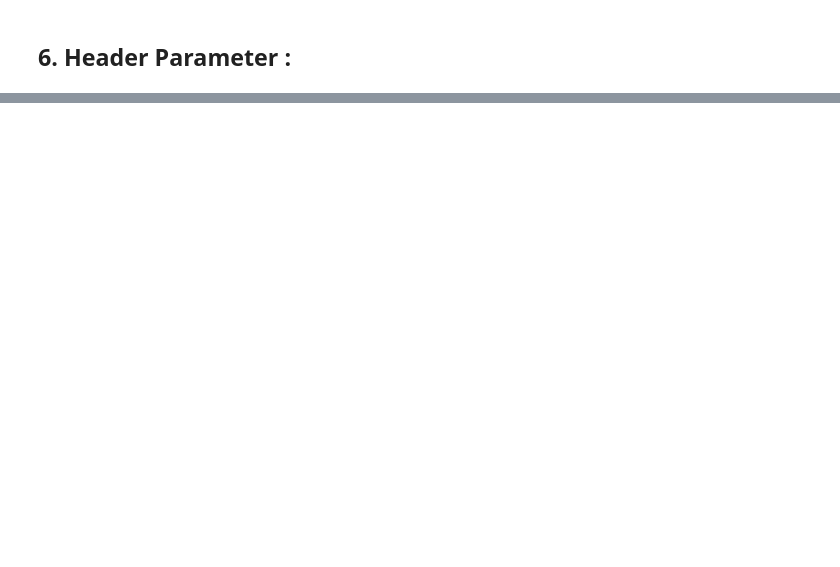
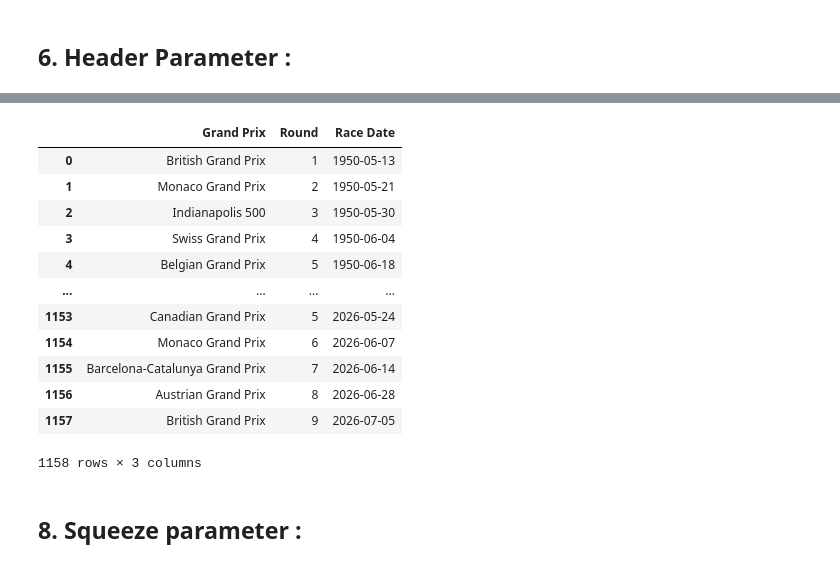
Before and after one commit to aayushmanz/Machine-Learning-with-Python, a Jupyter notebook: Data Gathering & File Handling/Read CSV File For ML.ipynb, the cells around one changed output, grey strips where cells are left out. Cells and saved outputs as stored; diff of their text form; code cells hidden in the pictures; blank space fills up the shorter version.

```diff
--- a/Data Gathering & File Handling/Read CSV File For ML.ipynb
+++ b/Data Gathering & File Handling/Read CSV File For ML.ipynb
@@ -154,0 +194,21 @@ pd.read_csv('/workspaces/Machine-Learning-with-Python/Data Gathering & File Hand
+# %%
+# iloc :
+
+df = pd.read_csv('/workspaces/Machine-Learning-with-Python/Data Gathering & File Handling/f1_podiums_1950_2026.csv')
+df.iloc[:,1:4:1]
+# %% [output]
+|  | Grand Prix | Round | Race Date |
+| 0 | British Grand Prix | 1 | 1950-05-13 |
+| 1 | Monaco Grand Prix | 2 | 1950-05-21 |
+| 2 | Indianapolis 500 | 3 | 1950-05-30 |
+| 3 | Swiss Grand Prix | 4 | 1950-06-04 |
+| 4 | Belgian Grand Prix | 5 | 1950-06-18 |
+| ... | ... | ... | ... |
+| 1153 | Canadian Grand Prix | 5 | 2026-05-24 |
+| 1154 | Monaco Grand Prix | 6 | 2026-06-07 |
+| 1155 | Barcelona-Catalunya Grand Prix | 7 | 2026-06-14 |
+| 1156 | Austrian Grand Prix | 8 | 2026-06-28 |
+| 1157 | British Grand Prix | 9 | 2026-07-05 |
+1158 rows × 3 columns
+# %% [markdown]
+## 8. Squeeze parameter :
```
Also changed, not shown: parts of 6 cells of this notebook.
